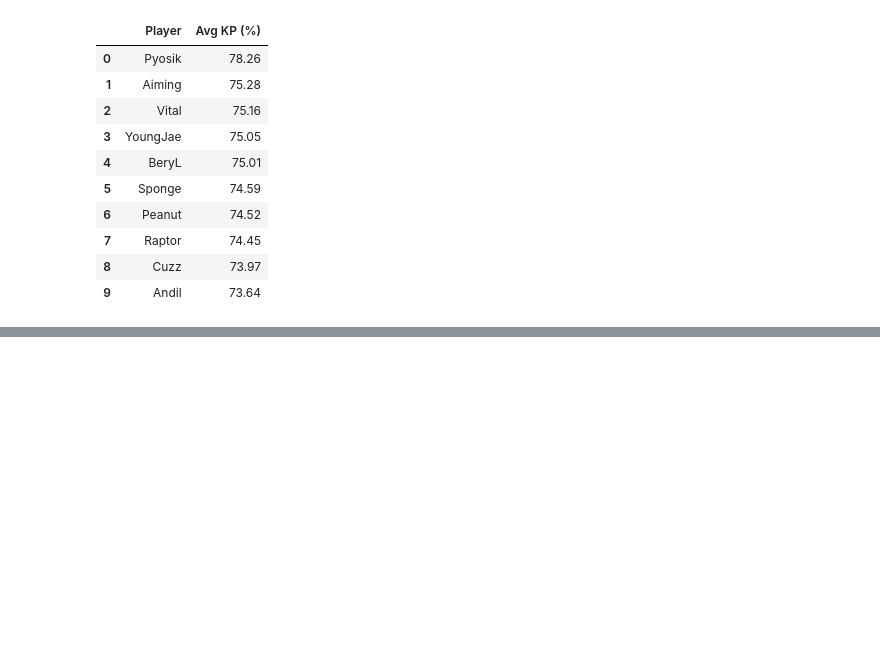
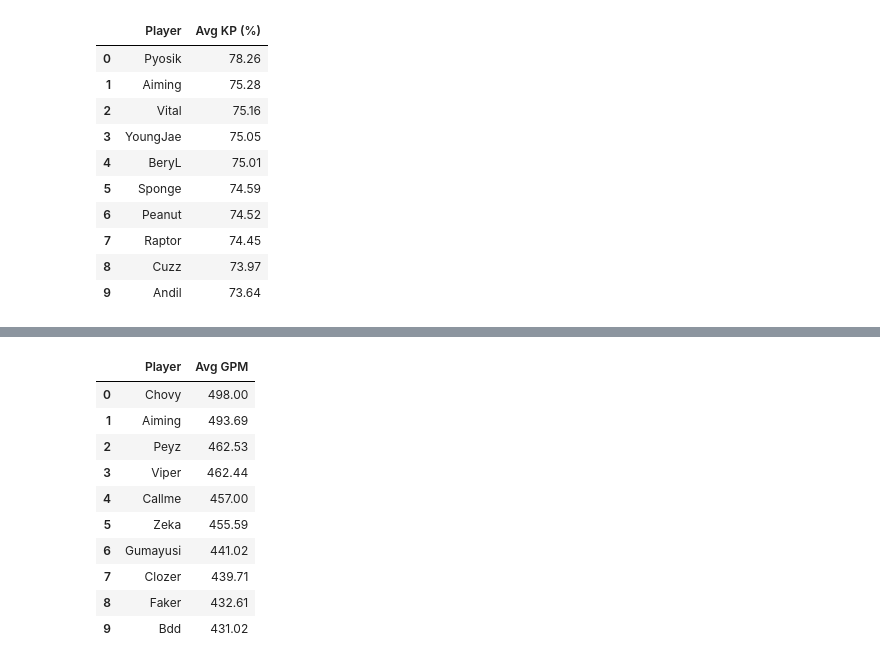
Before and after one commit to NguyenDung0210/LCK_Data_Analysis, a Jupyter notebook: analyze.ipynb, the cells around one changed output, grey strips where cells are left out. Saved outputs shown, nothing was run; the diff lists cells and outputs as text; code cells hidden in the pictures; blank space fills up the shorter version.

```diff
--- a/analyze.ipynb
+++ b/analyze.ipynb
@@ -356,0 +374,17 @@ top_kp.style.format({"Avg KP (%)": "{:.2f}"}).set_properties(**{'text-align': 'c
+# %%
+df["GPM"] = pd.to_numeric(df["GPM"], errors="coerce")
+top_gpm = df.groupby("Player")["GPM"].mean().round(2).sort_values(ascending=False).head(10).reset_index()
+top_gpm.columns = ["Player", "Avg GPM"]
+top_gpm.style.format({"Avg GPM": "{:.2f}"}).set_properties(**{'text-align': 'center'})
+# %% [output]
+|  | Player | Avg GPM |
+| 0 | Chovy | 498.00 |
+| 1 | Aiming | 493.69 |
+| 2 | Peyz | 462.53 |
+| 3 | Viper | 462.44 |
+| 4 | Callme | 457.00 |
+| 5 | Zeka | 455.59 |
+| 6 | Gumayusi | 441.02 |
+| 7 | Clozer | 439.71 |
+| 8 | Faker | 432.61 |
+| 9 | Bdd | 431.02 |
```
Also changed, not shown: parts of 2 cells of this notebook.
